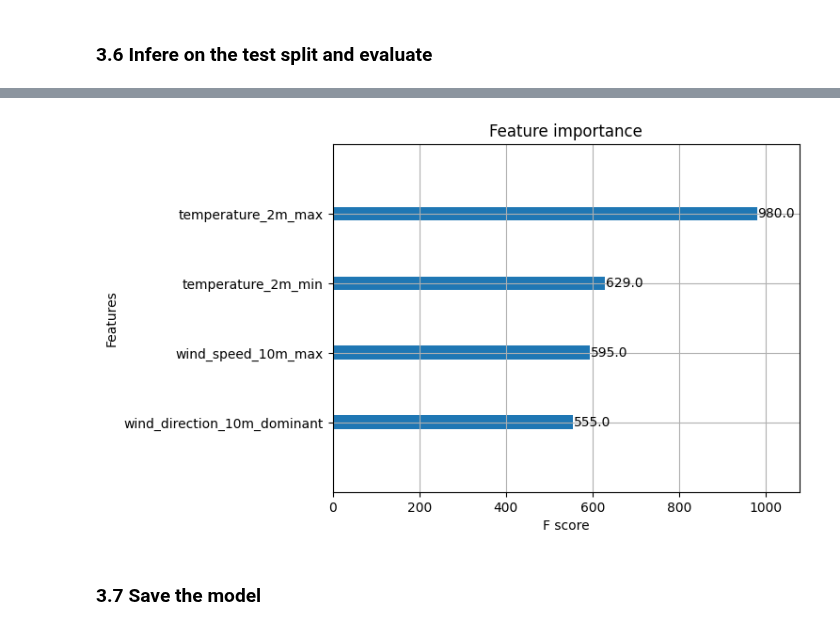
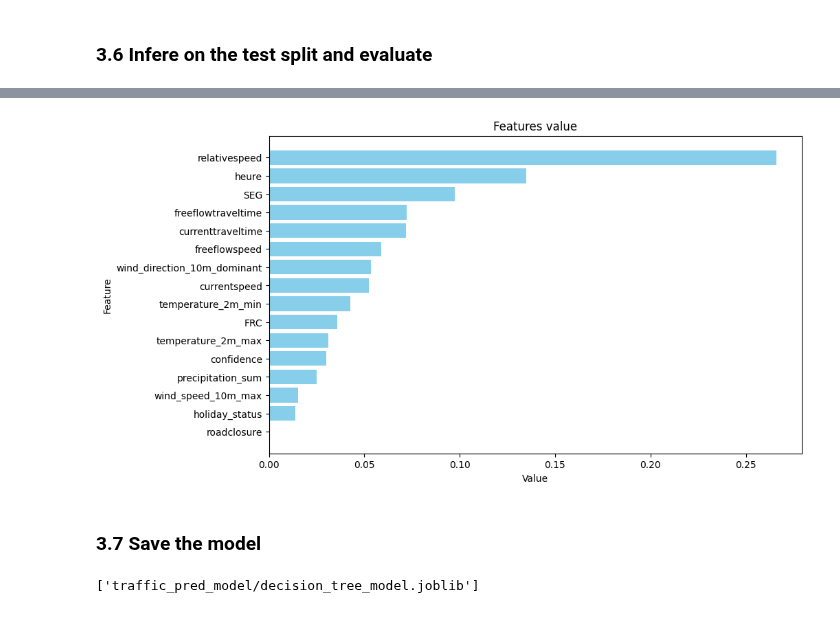
Before and after one commit to IST199655/Project-ID2223_TrafficApp, a Jupyter notebook: notebooks/Training.ipynb, the cells around one changed output, grey strips where cells are left out. Drawn from its saved outputs; the diff is of its cells as text; code cells hidden in the pictures.

Commit message:
train and infer

```diff
--- a/notebooks/Training.ipynb
+++ b/notebooks/Training.ipynb
@@ -107,0 +84,4 @@ feature_view = fs.get_or_create_feature_view(
+# %%
+merged_df['heure'] = pd.to_datetime(merged_df['date']).dt.hour
+# %%
+merged_df = merged_df.drop(columns=["date"],axis=1)
@@ -132,0 +106,15 @@ test_features = X_test.drop(['date'], axis=1)
+# %%
+# Séparation des caractéristiques (X) et du label (y)
+X = merged_df.drop(columns=["relativespeed_h1"])  # Caractéristiques
+y = merged_df["relativespeed_h1"]  # Label (cible)
+
+# Diviser les données en ensembles d'entraînement et de test
+X_train, X_test, y_train, y_test = train_test_split(
+    X, y, test_size=0.3, random_state=42  # 20% des données pour le test
+)
+
+# Affichage des tailles des ensembles
+print("Taille de X_train :", X_train.shape)
+print("Taille de X_test :", X_test.shape)
+print("Taille de y_train :", y_train.shape)
+print("Taille de y_test :", y_test.shape)
@@ -139,5 +132,5 @@ test_features = X_test.drop(['date'], axis=1)
 tree_regressor = DecisionTreeRegressor(random_state=42)
 
 # Fitting the XGBoost Regressor to the training data
-tree_regressor.fit(train_features, y_train)
+tree_regressor.fit(X_train, y_train)
 # %% [output]
@@ -198,11 +184,25 @@ file_path = images_dir + "/relative_speed_forecast_vs_reality_with_tree.png"
-# %%
-# Plotting feature importances using the plot_importance function from XGBoost
-plot_importance(tree_regressor, max_num_features=4)
-feature_importance_path = images_dir + "/feature_importance.png"
-plt.savefig(feature_importance_path)
-plt.show()
-# %% [output]
-[figure, removed]
+# %%
+# Plotting feature importances using the plot_importance function from XGBoost
+# Récupérer les importances des caractéristiques
+feature_importances = tree_regressor.feature_importances_
+
+# Associer les importances aux noms des caractéristiques
+importance_df = pd.DataFrame({
+    "Feature": X_train.columns,
+    "Importance": feature_importances
+}).sort_values(by="Importance", ascending=False)
+
+
+# Visualiser les importances sous forme de graphique
+plt.figure(figsize=(10, 6))
+plt.barh(importance_df["Feature"], importance_df["Importance"], color="skyblue")
+plt.xlabel("Value")
+plt.ylabel("Feature")
+plt.title("Features value")
+plt.gca().invert_yaxis()
+plt.show()
+# %% [output]
+[figure, added]
 # %% [markdown]
 ### 3.7 Save the model
 # %%
@@ -224,3 +221,9 @@ tree_regressor.save_model(model_dir + "/model.json")
+# %%
+
+# Save the model
+dump(tree_regressor, model_dir + "/decision_tree_model.joblib")
+# %% [output]
+['traffic_pred_model/decision_tree_model.joblib']
 # %%
 res_dict = {
         "MSE_train": str(train_mse),
```
Also changed, not shown: parts of 36 cells of this notebook, 1 other file.
